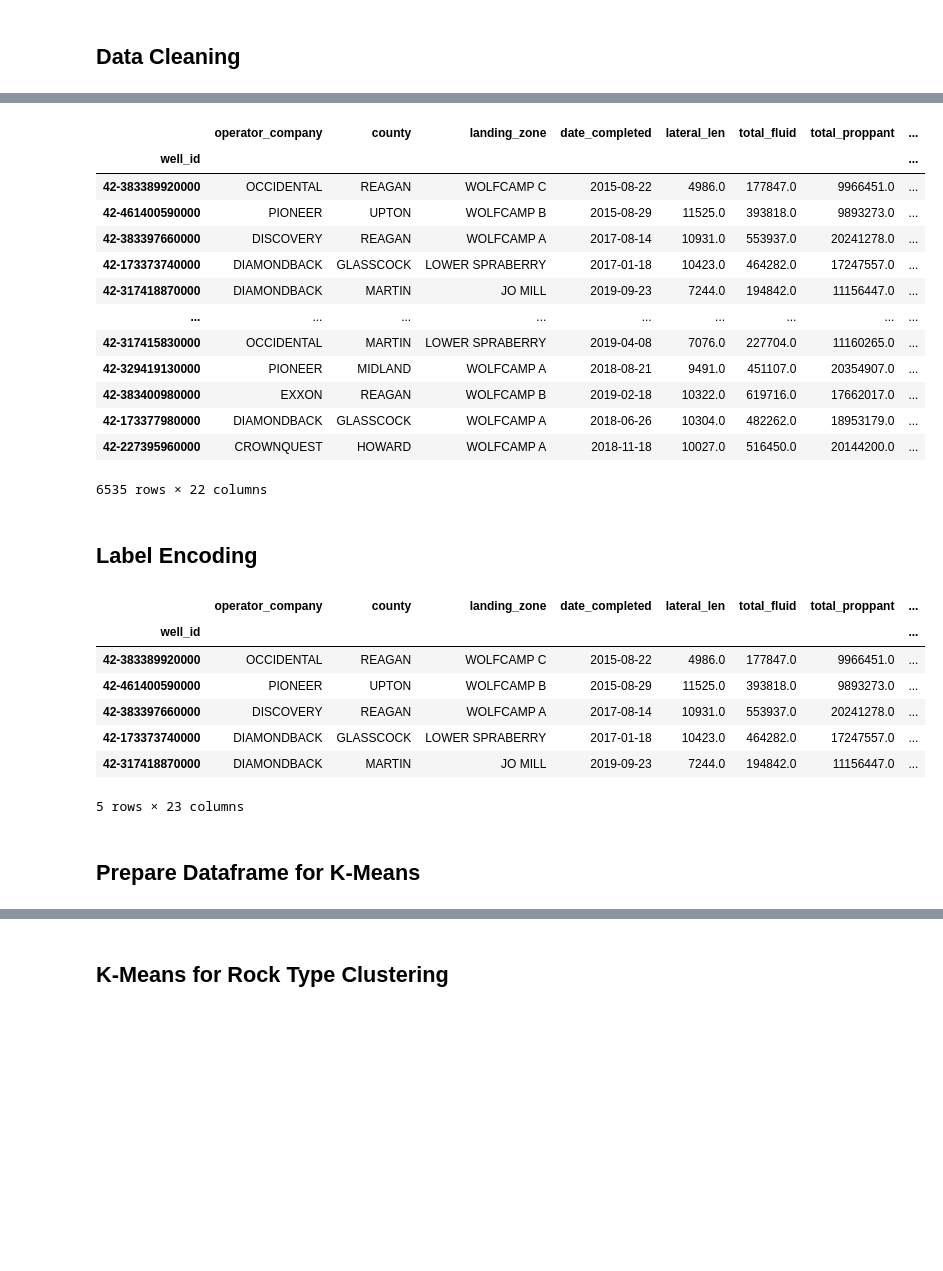
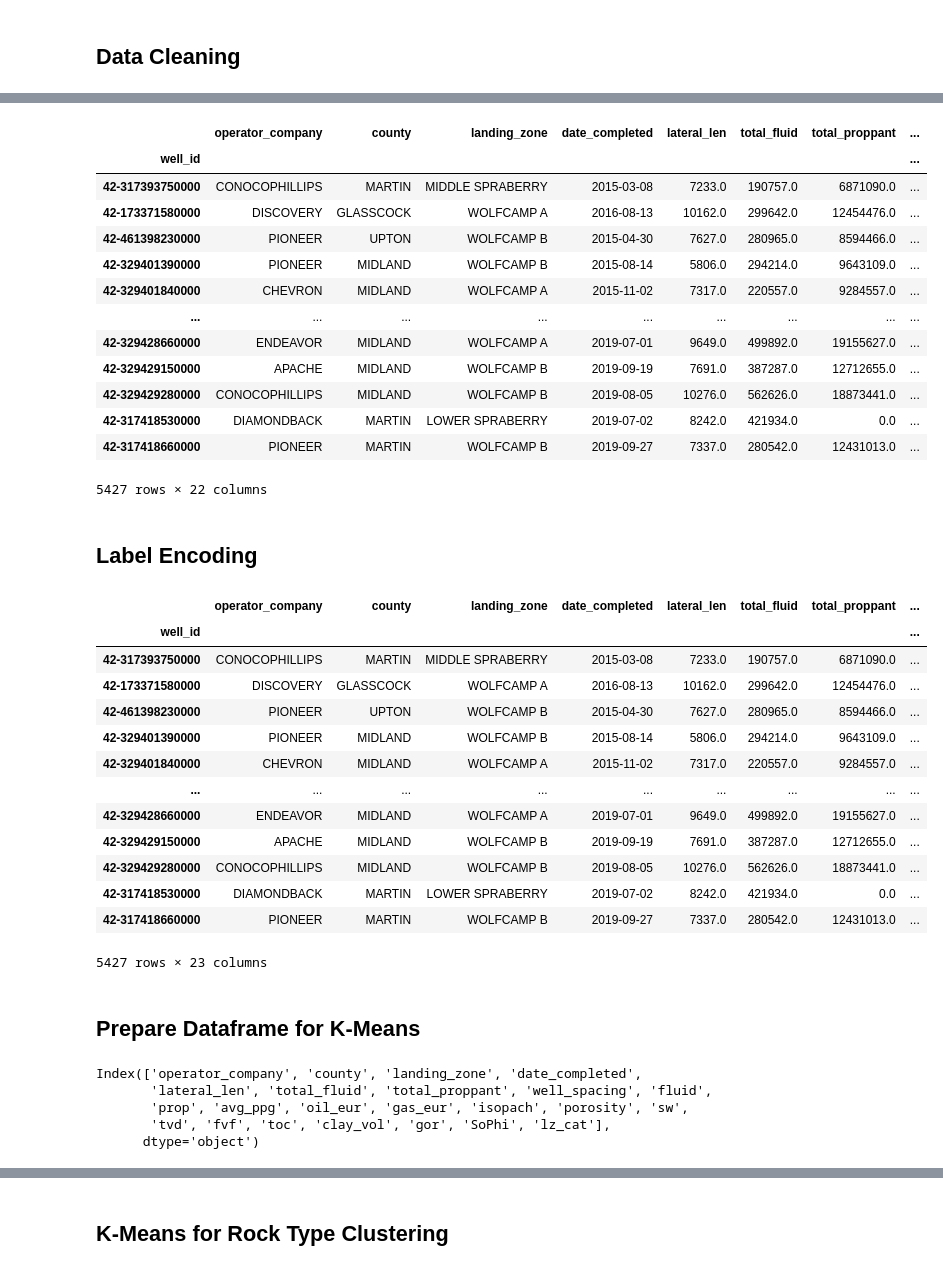
Before and after one commit to Auelocks/Friday_Night_Lights, a Jupyter notebook: Permian_ML_Model_OHE_KMeans_RockType.ipynb, the cells around one changed output, grey strips where cells are left out. Drawn from its saved outputs; the diff is of its cells as text; code cells hidden in the pictures; blank space fills up the shorter version.

```diff
--- a/Permian_ML_Model_OHE_KMeans_RockType.ipynb
+++ b/Permian_ML_Model_OHE_KMeans_RockType.ipynb
@@ -52,11 +52,6 @@ df['date_completed'] = pd.to_datetime(df["date_completed"],yearfirst=True)
 
 # Key columns cannot have null values.
 df["landing_zone"] = df["landing_zone"].dropna()
-df["lateral_len"] = df["lateral_len"].dropna()
-df["fluid"] = df["fluid"].dropna()
-df["prop"] = df["prop"].dropna()
-df["avg_ppg"] = df["avg_ppg"].dropna()
-df["oil_eur"] = df["oil_eur"].dropna()
 df["isopach"] = df["isopach"].dropna()
 df["porosity"] = df["porosity"].dropna()
 df["sw"] = df["sw"].dropna()
@@ -94,18 +89,18 @@ df
 # %% [output]
 |  | operator_company | county | landing_zone | date_completed | lateral_len | total_fluid | total_proppant | ... |
 | well_id |  |  |  |  |  |  |  | ... |
-| 42-383389920000 | OCCIDENTAL | REAGAN | WOLFCAMP C | 2015-08-22 | 4986.0 | 177847.0 | 9966451.0 | ... |
-| 42-461400590000 | PIONEER | UPTON | WOLFCAMP B | 2015-08-29 | 11525.0 | 393818.0 | 9893273.0 | ... |
-| 42-383397660000 | DISCOVERY | REAGAN | WOLFCAMP A | 2017-08-14 | 10931.0 | 553937.0 | 20241278.0 | ... |
-| 42-173373740000 | DIAMONDBACK | GLASSCOCK | LOWER SPRABERRY | 2017-01-18 | 10423.0 | 464282.0 | 17247557.0 | ... |
-| 42-317418870000 | DIAMONDBACK | MARTIN | JO MILL | 2019-09-23 | 7244.0 | 194842.0 | 11156447.0 | ... |
+| 42-317393750000 | CONOCOPHILLIPS | MARTIN | MIDDLE SPRABERRY | 2015-03-08 | 7233.0 | 190757.0 | 6871090.0 | ... |
+| 42-173371580000 | DISCOVERY | GLASSCOCK | WOLFCAMP A | 2016-08-13 | 10162.0 | 299642.0 | 12454476.0 | ... |
+| 42-461398230000 | PIONEER | UPTON | WOLFCAMP B | 2015-04-30 | 7627.0 | 280965.0 | 8594466.0 | ... |
+| 42-329401390000 | PIONEER | MIDLAND | WOLFCAMP B | 2015-08-14 | 5806.0 | 294214.0 | 9643109.0 | ... |
+| 42-329401840000 | CHEVRON | MIDLAND | WOLFCAMP A | 2015-11-02 | 7317.0 | 220557.0 | 9284557.0 | ... |
 | ... | ... | ... | ... | ... | ... | ... | ... | ... |
-| 42-317415830000 | OCCIDENTAL | MARTIN | LOWER SPRABERRY | 2019-04-08 | 7076.0 | 227704.0 | 11160265.0 | ... |
-| 42-329419130000 | PIONEER | MIDLAND | WOLFCAMP A | 2018-08-21 | 9491.0 | 451107.0 | 20354907.0 | ... |
-| 42-383400980000 | EXXON | REAGAN | WOLFCAMP B | 2019-02-18 | 10322.0 | 619716.0 | 17662017.0 | ... |
-| 42-173377980000 | DIAMONDBACK | GLASSCOCK | WOLFCAMP A | 2018-06-26 | 10304.0 | 482262.0 | 18953179.0 | ... |
-| 42-227395960000 | CROWNQUEST | HOWARD | WOLFCAMP A | 2018-11-18 | 10027.0 | 516450.0 | 20144200.0 | ... |
+| 42-329428660000 | ENDEAVOR | MIDLAND | WOLFCAMP A | 2019-07-01 | 9649.0 | 499892.0 | 19155627.0 | ... |
+| 42-329429150000 | APACHE | MIDLAND | WOLFCAMP B | 2019-09-19 | 7691.0 | 387287.0 | 12712655.0 | ... |
+| 42-329429280000 | CONOCOPHILLIPS | MIDLAND | WOLFCAMP B | 2019-08-05 | 10276.0 | 562626.0 | 18873441.0 | ... |
+| 42-317418530000 | DIAMONDBACK | MARTIN | LOWER SPRABERRY | 2019-07-02 | 8242.0 | 421934.0 | 0.0 | ... |
+| 42-317418660000 | PIONEER | MARTIN | WOLFCAMP B | 2019-09-27 | 7337.0 | 280542.0 | 12431013.0 | ... |
-6535 rows × 22 columns
+5427 rows × 22 columns
 # %% [markdown]
 ## Label Encoding
 # %%
@@ -113,16 +108,30 @@ df['landing_zone'] = df['landing_zone'].astype('category')
 # %%
 # Label encoding county
 df['lz_cat'] = df['landing_zone'].cat.codes
-df.head()
+df
 # %% [output]
 |  | operator_company | county | landing_zone | date_completed | lateral_len | total_fluid | total_proppant | ... |
 | well_id |  |  |  |  |  |  |  | ... |
-| 42-383389920000 | OCCIDENTAL | REAGAN | WOLFCAMP C | 2015-08-22 | 4986.0 | 177847.0 | 9966451.0 | ... |
-| 42-461400590000 | PIONEER | UPTON | WOLFCAMP B | 2015-08-29 | 11525.0 | 393818.0 | 9893273.0 | ... |
-| 42-383397660000 | DISCOVERY | REAGAN | WOLFCAMP A | 2017-08-14 | 10931.0 | 553937.0 | 20241278.0 | ... |
-| 42-173373740000 | DIAMONDBACK | GLASSCOCK | LOWER SPRABERRY | 2017-01-18 | 10423.0 | 464282.0 | 17247557.0 | ... |
-| 42-317418870000 | DIAMONDBACK | MARTIN | JO MILL | 2019-09-23 | 7244.0 | 194842.0 | 11156447.0 | ... |
+| 42-317393750000 | CONOCOPHILLIPS | MARTIN | MIDDLE SPRABERRY | 2015-03-08 | 7233.0 | 190757.0 | 6871090.0 | ... |
+| 42-173371580000 | DISCOVERY | GLASSCOCK | WOLFCAMP A | 2016-08-13 | 10162.0 | 299642.0 | 12454476.0 | ... |
+| 42-461398230000 | PIONEER | UPTON | WOLFCAMP B | 2015-04-30 | 7627.0 | 280965.0 | 8594466.0 | ... |
+| 42-329401390000 | PIONEER | MIDLAND | WOLFCAMP B | 2015-08-14 | 5806.0 | 294214.0 | 9643109.0 | ... |
+| 42-329401840000 | CHEVRON | MIDLAND | WOLFCAMP A | 2015-11-02 | 7317.0 | 220557.0 | 9284557.0 | ... |
+| ... | ... | ... | ... | ... | ... | ... | ... | ... |
+| 42-329428660000 | ENDEAVOR | MIDLAND | WOLFCAMP A | 2019-07-01 | 9649.0 | 499892.0 | 19155627.0 | ... |
+| 42-329429150000 | APACHE | MIDLAND | WOLFCAMP B | 2019-09-19 | 7691.0 | 387287.0 | 12712655.0 | ... |
+| 42-329429280000 | CONOCOPHILLIPS | MIDLAND | WOLFCAMP B | 2019-08-05 | 10276.0 | 562626.0 | 18873441.0 | ... |
+| 42-317418530000 | DIAMONDBACK | MARTIN | LOWER SPRABERRY | 2019-07-02 | 8242.0 | 421934.0 | 0.0 | ... |
+| 42-317418660000 | PIONEER | MARTIN | WOLFCAMP B | 2019-09-27 | 7337.0 | 280542.0 | 12431013.0 | ... |
-5 rows × 23 columns
+5427 rows × 23 columns
 # %% [markdown]
 ## Prepare Dataframe for K-Means
+# %%
+df.columns
+# %% [output]
+Index(['operator_company', 'county', 'landing_zone', 'date_completed',
+       'lateral_len', 'total_fluid', 'total_proppant', 'well_spacing', 'fluid',
+       'prop', 'avg_ppg', 'oil_eur', 'gas_eur', 'isopach', 'porosity', 'sw',
+       'tvd', 'fvf', 'toc', 'clay_vol', 'gor', 'SoPhi', 'lz_cat'],
+      dtype='object')
 # %%
```
Also changed, not shown: parts of 15 cells of this notebook, 1 other file.
